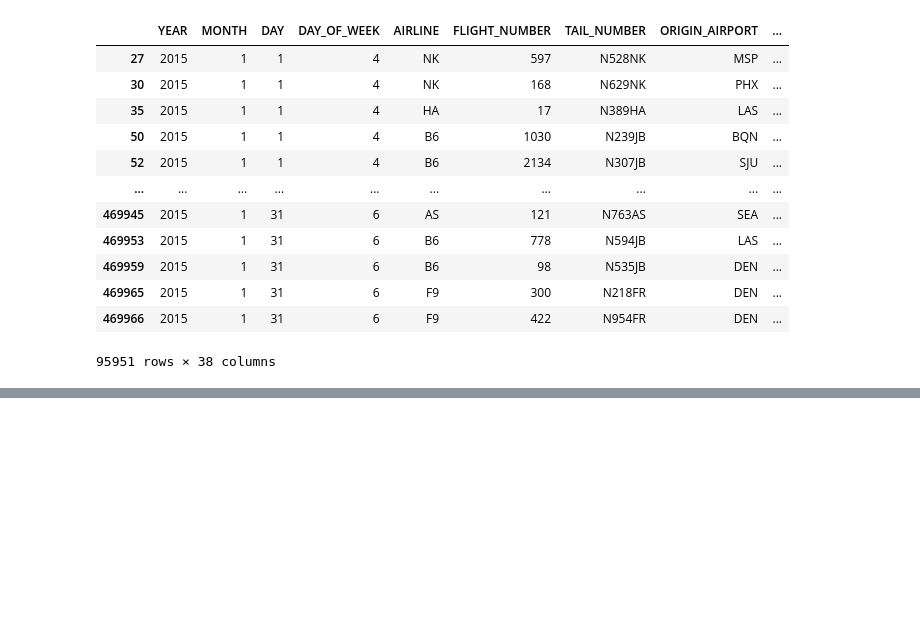
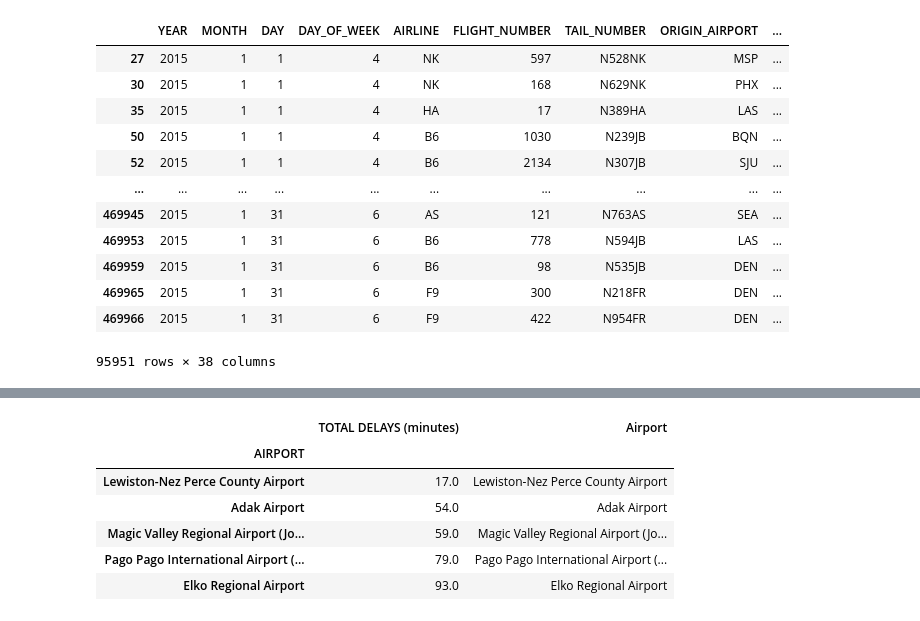
Before and after one commit to mmonary/Git_Er_Done_New, a Jupyter notebook: elm_starter_code copy.ipynb, the cells around one changed output, grey strips where cells are left out. Saved outputs shown, nothing was run; the diff lists cells and outputs as text; code cells hidden in the pictures; blank space fills up the shorter version.

```diff
--- a/elm_starter_code copy.ipynb
+++ b/elm_starter_code copy.ipynb
@@ -360,0 +391,13 @@ delay_sums_df.sort_values(by = "TOTAL DELAYS (minutes)", axis=0,ascending=False)
+# %%
+#Find the top 5 airports with the lowest number of total delays
+low_airport= delay_sums_df.sort_values(by = "TOTAL DELAYS (minutes)", axis=0,ascending=True).head(5)
+low_airport['Airport'] = low_airport.index
+low_airport
+# %% [output]
+|  | TOTAL DELAYS (minutes) | Airport |
+| AIRPORT |  |  |
+| Lewiston-Nez Perce County Airport | 17.0 | Lewiston-Nez Perce County Airport |
+| Adak Airport | 54.0 | Adak Airport |
+| Magic Valley Regional Airport (Jo... | 59.0 | Magic Valley Regional Airport (Jo... |
+| Pago Pago International Airport (... | 79.0 | Pago Pago International Airport (... |
+| Elko Regional Airport | 93.0 | Elko Regional Airport |
```
Also changed, not shown: parts of 6 cells of this notebook.
